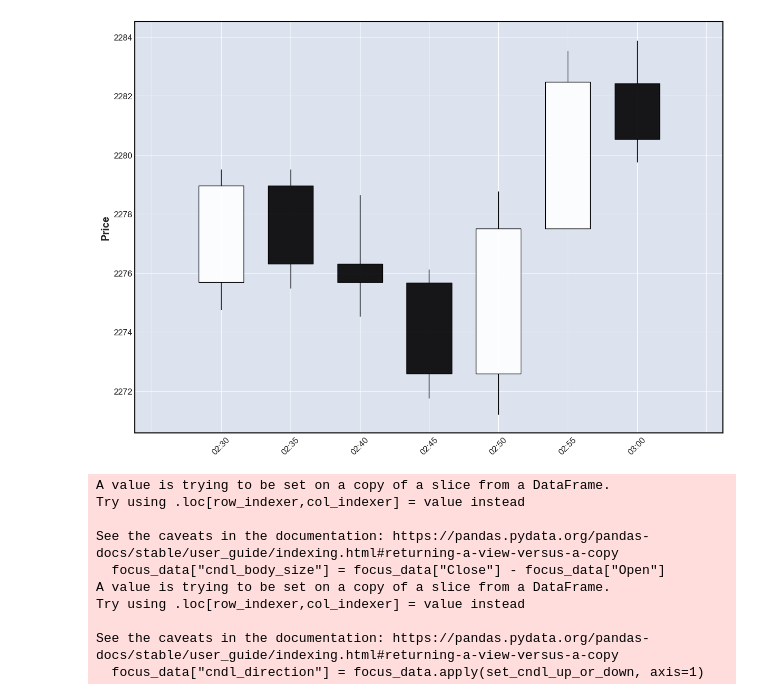
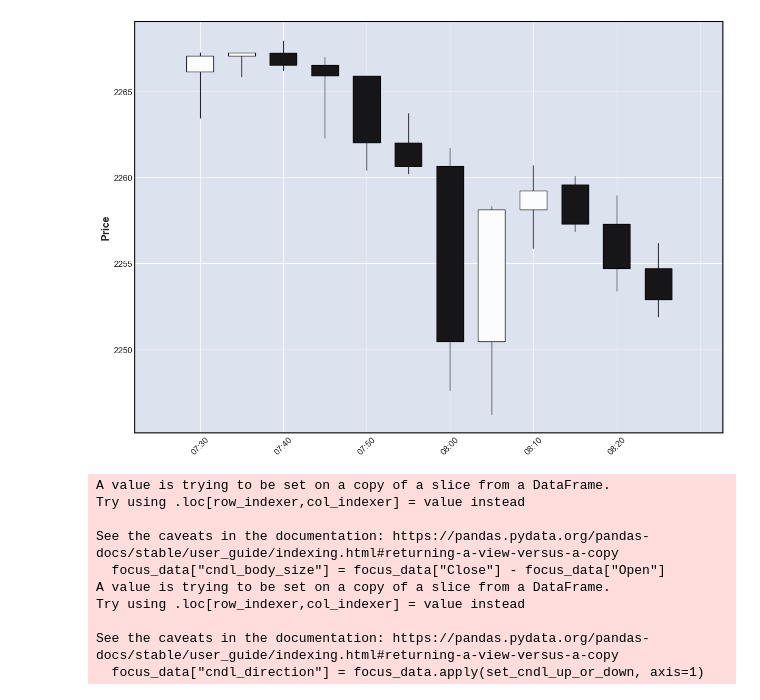
Before and after one commit to michaelmottdigital/trading-bots-mt5, a Jupyter notebook: analysis.ipynb, the cells around one changed output. Saved outputs shown, nothing was run; the diff lists cells and outputs as text; code cells hidden in the pictures.

```diff
--- a/analysis.ipynb
+++ b/analysis.ipynb
@@ -56,12 +59,12 @@ mpf.plot(chart_data, type="candle", figscale=2.0)
 # %%
 
 
 # let's isolate a case where we want to open a trade
-focus_data =  chart_data.between_time('2:30', '3:00')
+focus_data =  chart_data.between_time('7:30', '9:30')
 
 mpf.plot(focus_data, type="candle", figscale=2.0)
 # %% [output]
-[figure, old version]
+[figure, new version]
 # %%
 
 
```
Also changed, not shown: parts of 4 cells of this notebook, 1 other file.
